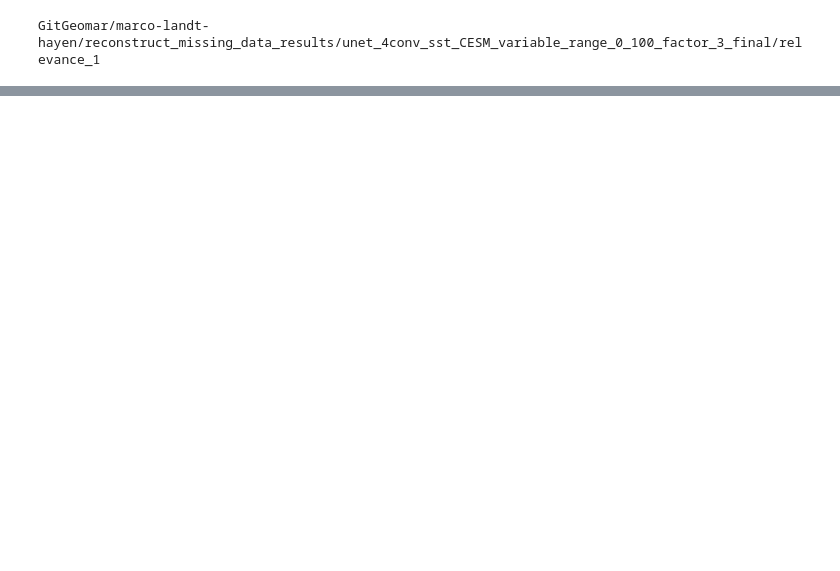
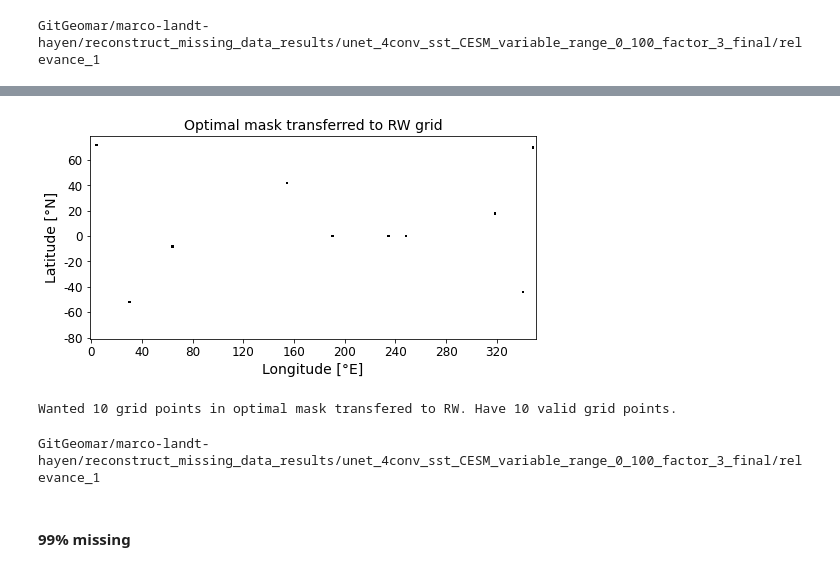
Before and after one commit to MarcoLandtHayen/reconstruct_missing_data, a Jupyter notebook: notebooks/08_transfer_optimal_masks.ipynb, the cells around one changed output, grey strips where cells are left out. Drawn from its saved outputs; the diff is of its cells as text; code cells hidden in the pictures; blank space fills up the shorter version.

```diff
--- a/notebooks/08_transfer_optimal_masks.ipynb
+++ b/notebooks/08_transfer_optimal_masks.ipynb
@@ -489,0 +1053,19 @@ GitGeomar/marco-landt-hayen/reconstruct_missing_data_results/unet_4conv_sst_CESM
+# %%
+# Create tuples of abs. lon/lat values:
+xy_abs = []
+
+# Loop over cluster representatives:
+for xy in xy_grid_max:
+
+    # Round lat and lon of current cluster center, convert to integer values and get corresponding abs. lat and lon values:
+    xy_abs.append([lon_sst_CESM[np.round(xy[0],0).astype(int)],lat_sst_CESM[np.round(xy[1],0).astype(int)]])
+
+
+# # Loop over cluster centers:
+# for xy in GMM_999.means_:
+
+#     # Round lat and lon of current cluster center, convert to integer values and get corresponding abs. lat and lon values:
+#     xy_abs.append([lon_sst_CESM[np.round(xy[0],0).astype(int)],lat_sst_CESM[np.round(xy[1],0).astype(int)]])
+
+# Convert list of xy-tuples to np.array:
+xy_abs = np.array(xy_abs)
@@ -489,0 +1097,53 @@ GitGeomar/marco-landt-hayen/reconstruct_missing_data_results/unet_4conv_sst_CESM
+# %%
+## Create optimal mask from transfered grid positions:
+
+# Initialize two-dimensional boolean mask of FALSE, dimension (n_lat, n_lon):
+mask_999_RW = (np.zeros((n_lat_sst_RW,n_lon_sst_RW))!=0)
+
+# Loop over cluster means:
+for xy in xy_grid_RW:
+    # Set grid points to True.
+    mask_999_RW[xy[1],xy[0]]=True
+
+# Plot optimal mask:
+fig, ax = plt.subplots(figsize=(8, 4))
+im = plt.imshow(mask_999_RW, cmap="Greys", interpolation='nearest')#, vmax=0.00022)
+#cbar = plt.colorbar(im)
+#cbar.set_label('rel. loss reduction', fontsize=14)
+plt.title('Optimal mask transferred to RW grid', fontsize=14)
+plt.xlabel('Longitude [°E]', fontsize=14)
+plt.ylabel('Latitude [°N]', fontsize=14)
+plt.xticks(np.arange(0, 176, step=20), [0, 40, 80, 120, 160, 200, 240, 280, 320], fontsize=12)
+plt.yticks(np.arange(9, 80, step=10), [60, 40, 20, 0, -20, -40, -60, -80], fontsize=12)
+plt.show()
+# %% [output]
+[figure, added]
+# %%
+## Ultimately check, if any transfered grid point is placed over land in RW grid:
+
+# Copy mask:
+temp_mask = np.copy(mask_999_RW)
+
+# Set land masses to zero:
+temp_mask[invalid_gridpoints_sst_RW] = 0
+
+# Again check for number of grid points:
+print('Wanted',n_clusters,'grid points in optimal mask transfered to RW.')
+print('Have',np.sum(mask_999_RW),'grid points from clustering.')
+print('Of these,',np.sum(temp_mask),'are valid grid points on RW grid.')
+# %% [output]
+Wanted 10 grid points in optimal mask transfered to RW. Have 10 valid grid points.
+# %%
+# Set path to store optimal missing masks:
+path_to_store_masks = Path(
+    'GitGeomar/marco-landt-hayen/reconstruct_missing_data_results/'+model_config+'_'+feature_short+'_'+source+'_'+
+    mask_type+'_'+missing_type+'_factor_'+str(augmentation_factor)+run+exp_name)
+
+print(path_to_store_masks)
+
+## Store masks, to re-use in batch:
+#np.save(path_to_store_masks / "optimal_sampling_mask_999_realworld.npy", mask_999_RW)
+# %% [output]
+GitGeomar/marco-landt-hayen/reconstruct_missing_data_results/unet_4conv_sst_CESM_variable_range_0_100_factor_3_final/relevance_1
+# %% [markdown]
+#### 99% missing
```
Also changed, not shown: parts of 48 cells of this notebook, 6 other files.
